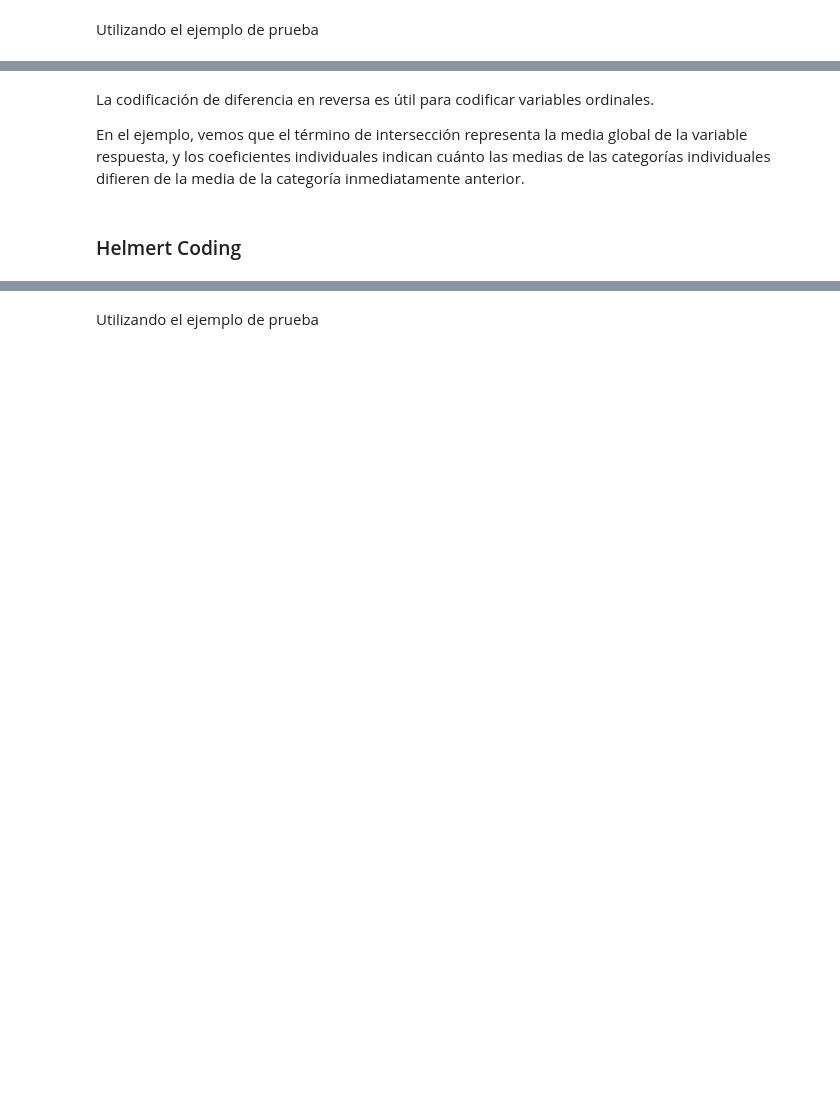
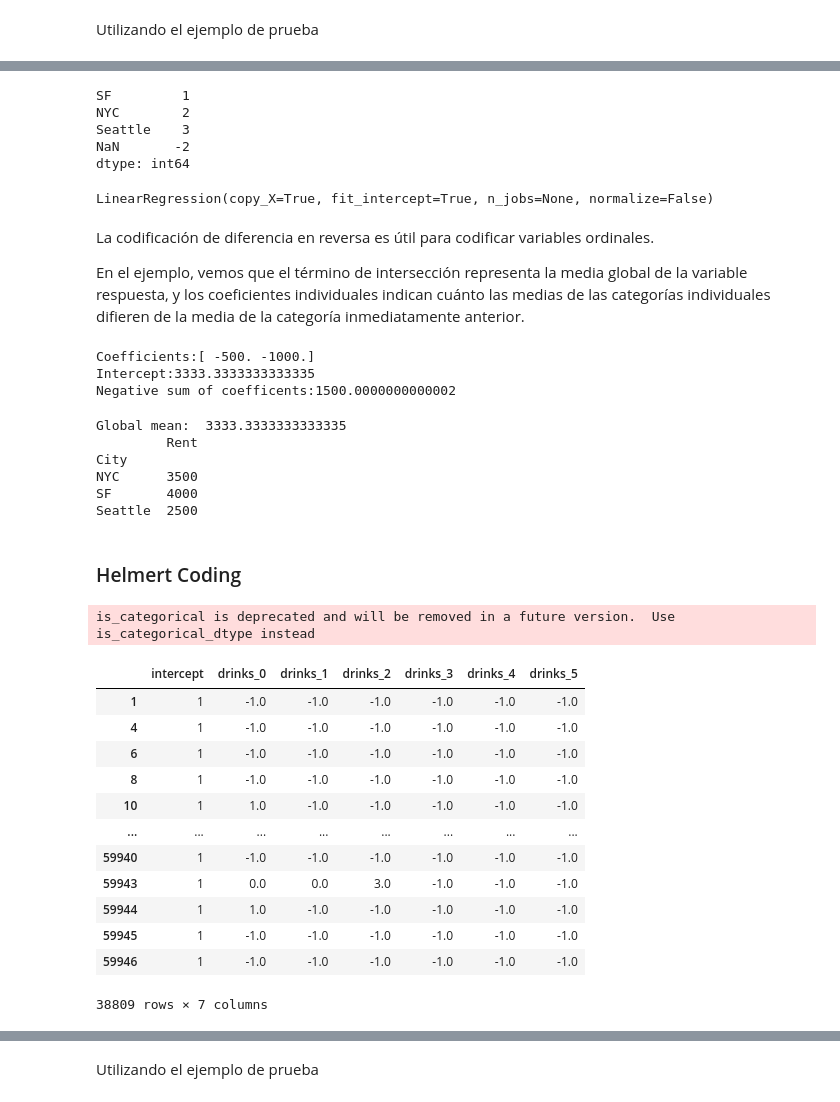
Before and after one commit to aixarodriguez/Capstone, a Jupyter notebook: DS6011_HT04.ipynb, the cells around one changed output, grey strips where cells are left out. Drawn from its saved outputs; the diff is of its cells as text; code cells hidden in the pictures; blank space fills up the shorter version.

```diff
--- a/DS6011_HT04.ipynb
+++ b/DS6011_HT04.ipynb
@@ -450,6 +649,37 @@ Utilizando el ejemplo de prueba
+# %%
+back_enc.ordinal_encoder.category_mapping[0]['mapping']
+# %% [output]
+SF         1
+NYC        2
+Seattle    3
+NaN       -2
+dtype: int64
+# %%
+model=linear_model.LinearRegression()
+model.fit(back_df[['City_0','City_1']],back_df['Rent'])
+# %% [output]
+LinearRegression(copy_X=True, fit_intercept=True, n_jobs=None, normalize=False)
 # %% [markdown]
 La codificación de diferencia en reversa es útil para codificar variables ordinales.
 
 En el ejemplo, vemos que el término de intersección representa la media global de la variable respuesta, y los coeficientes individuales indican cuánto las medias de las categorías individuales difieren de la media de la categoría inmediatamente anterior.
+# %%
+print(f'Coefficients:{model.coef_}')
+print(f'Intercept:{model.intercept_}')
+print(f'Negative sum of coefficents:{np.sum(model.coef_*-1)}')
+# %% [output]
+Coefficients:[ -500. -1000.]
+Intercept:3333.3333333333335
+Negative sum of coefficents:1500.0000000000002
+# %%
+print('Global mean: ',df_test['Rent'].mean())
+print(df_test.groupby('City').mean())
+# %% [output]
+Global mean:  3333.3333333333335
+         Rent
+City
+NYC      3500
+SF       4000
+Seattle  2500
 # %% [markdown]
 ### Helmert Coding
@@ -455,0 +688,19 @@ En el ejemplo, vemos que el término de intersección representa la media global
+# %%
+helm_enc=HelmertEncoder()
+# %%
+helm_enc.fit_transform(df[[col]])
+# %% [output]
+is_categorical is deprecated and will be removed in a future version.  Use is_categorical_dtype instead
+|  | intercept | drinks_0 | drinks_1 | drinks_2 | drinks_3 | drinks_4 | drinks_5 |
+| 1 | 1 | -1.0 | -1.0 | -1.0 | -1.0 | -1.0 | -1.0 |
+| 4 | 1 | -1.0 | -1.0 | -1.0 | -1.0 | -1.0 | -1.0 |
+| 6 | 1 | -1.0 | -1.0 | -1.0 | -1.0 | -1.0 | -1.0 |
+| 8 | 1 | -1.0 | -1.0 | -1.0 | -1.0 | -1.0 | -1.0 |
+| 10 | 1 | 1.0 | -1.0 | -1.0 | -1.0 | -1.0 | -1.0 |
+| ... | ... | ... | ... | ... | ... | ... | ... |
+| 59940 | 1 | -1.0 | -1.0 | -1.0 | -1.0 | -1.0 | -1.0 |
+| 59943 | 1 | 0.0 | 0.0 | 3.0 | -1.0 | -1.0 | -1.0 |
+| 59944 | 1 | 1.0 | -1.0 | -1.0 | -1.0 | -1.0 | -1.0 |
+| 59945 | 1 | -1.0 | -1.0 | -1.0 | -1.0 | -1.0 | -1.0 |
+| 59946 | 1 | -1.0 | -1.0 | -1.0 | -1.0 | -1.0 | -1.0 |
+38809 rows × 7 columns
```
Also changed, not shown: parts of 52 cells of this notebook.
